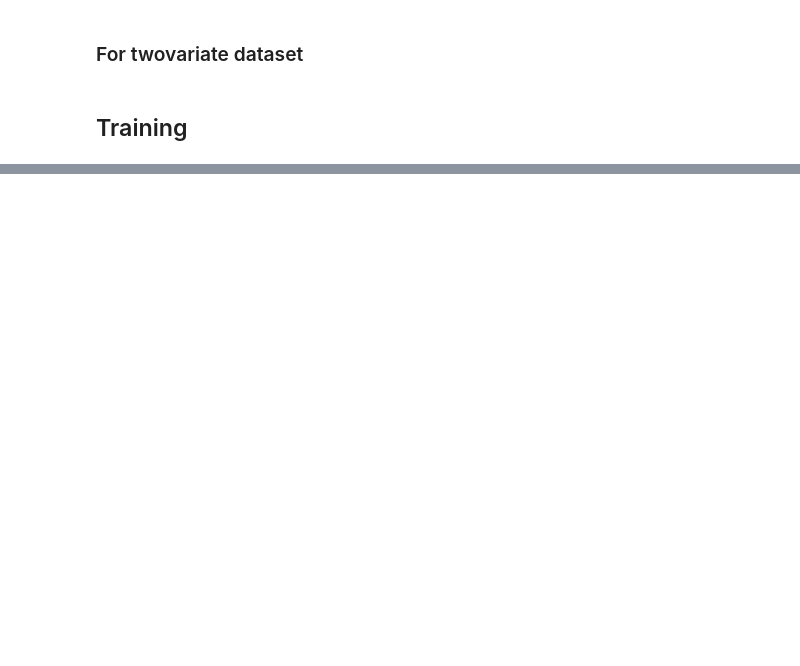
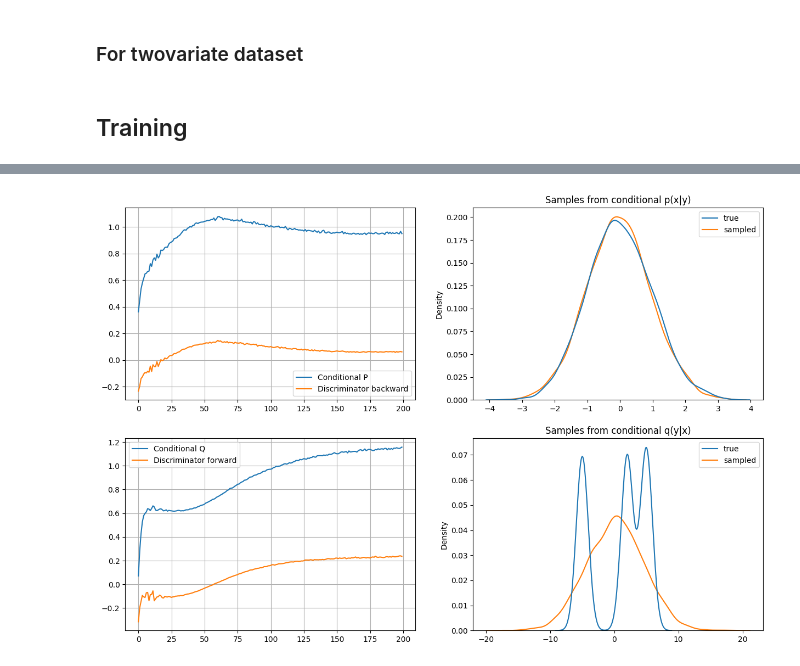
Before and after one commit to gregkseno/masters-thesis, a Jupyter notebook: code/variational_ipfp.ipynb, the cells around one changed output, grey strips where cells are left out. Saved outputs shown, nothing was run; the diff lists cells and outputs as text; code cells hidden in the pictures; blank space fills up the shorter version.

```diff
--- a/code/variational_ipfp.ipynb
+++ b/code/variational_ipfp.ipynb
@@ -539,0 +924,38 @@ visualize(conditional_p, conditional_q, dataset)
+# %%
+conditional_q.to('cpu')
+conditional_p.to('cpu')
+
+fig, axs = plt.subplots(2, 2, figsize=(15, 10))
+# Plot losses
+axs[0][0].plot(losses['cond_p'], label='Conditional P')
+axs[0][0].plot(losses['disc_b'], label='Discriminator backward')
+axs[0][0].grid()
+axs[0][0].legend()
+
+axs[1][0].plot(losses['cond_q'], label='Conditional Q')
+axs[1][0].plot(losses['disc_f'], label='Discriminator forward')
+axs[1][0].grid()
+axs[1][0].legend()
+
+# Plot samples
+n_samples = 4098
+true_x = marginal_x.sample([n_samples, 1]).cpu()
+true_y = marginal_y.sample([n_samples, 1]).cpu()
+
+conditional_q.eval()
+sampled_y = conditional_q(true_x).detach().numpy()
+df_y = {'true': true_y.squeeze(), 'sampled': sampled_y.squeeze()}
+df_y = pd.DataFrame(df_y)
+sns.kdeplot(df_y, ax=axs[1][1])
+axs[1][1].set_title("Samples from conditional q(y|x)")
+
+conditional_p.eval()
+sampled_x = conditional_p(true_y).detach().numpy()
+df_x = {'true': true_x.squeeze(), 'sampled': sampled_x.squeeze()}
+df_x = pd.DataFrame(df_x)
+sns.kdeplot(df_x, ax=axs[0][1])
+axs[0][1].set_title("Samples from conditional p(x|y)")
+
+plt.show()
+# %% [output]
+[figure, added]
```
Also changed, not shown: parts of 15 cells of this notebook, 1 other file.
